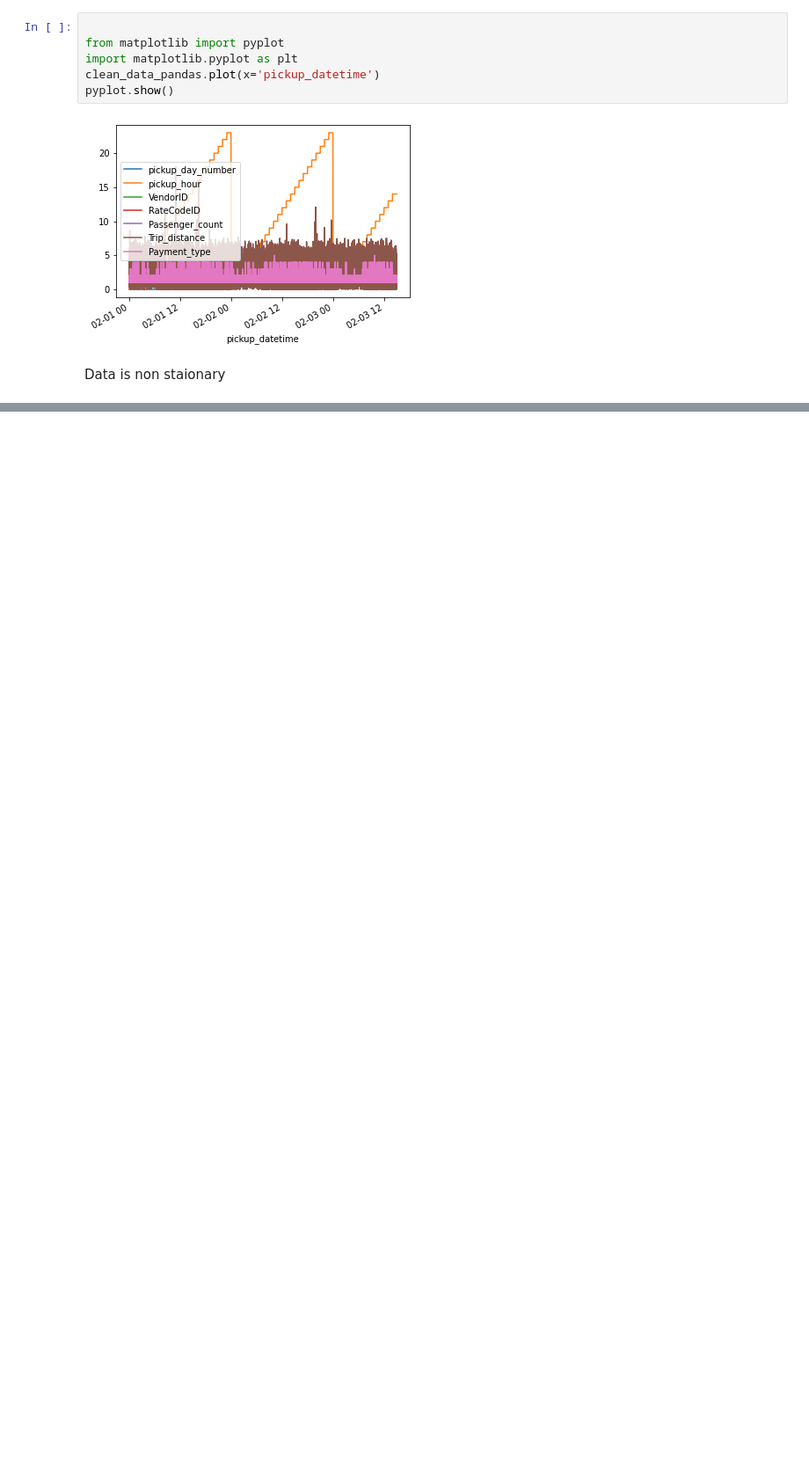
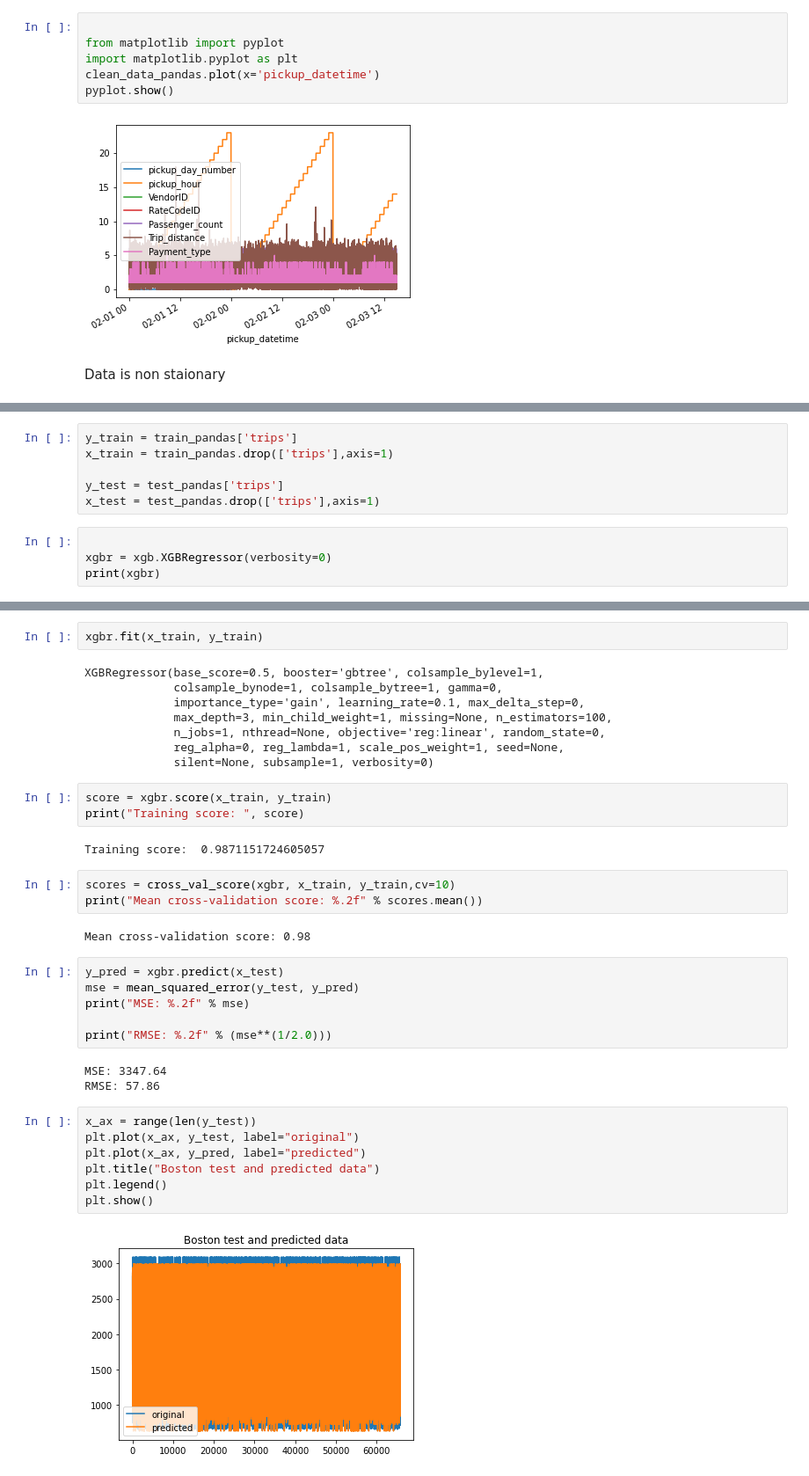
Before and after one commit to Rishabhjuneja/NYC-Taxi, a Jupyter notebook: exploartion_pyspark.ipynb, the cells around one changed output, grey strips where cells are left out. Shown at 88% size. Drawn from its saved outputs; the diff is of its cells as text; blank space fills up the shorter version.

```diff
--- a/exploartion_pyspark.ipynb
+++ b/exploartion_pyspark.ipynb
@@ -530,0 +511,10 @@ for key, value in dftest[4].items():
+# %%
+y_train = train_pandas['trips']
+x_train = train_pandas.drop(['trips'],axis=1)
+
+y_test = test_pandas['trips']
+x_test = test_pandas.drop(['trips'],axis=1)
+# %%
+
+xgbr = xgb.XGBRegressor(verbosity=0)
+print(xgbr)
@@ -530,0 +529,38 @@ for key, value in dftest[4].items():
+# %%
+xgbr.fit(x_train, y_train)
+# %% [output]
+XGBRegressor(base_score=0.5, booster='gbtree', colsample_bylevel=1,
+             colsample_bynode=1, colsample_bytree=1, gamma=0,
+             importance_type='gain', learning_rate=0.1, max_delta_step=0,
+             max_depth=3, min_child_weight=1, missing=None, n_estimators=100,
+             n_jobs=1, nthread=None, objective='reg:linear', random_state=0,
+             reg_alpha=0, reg_lambda=1, scale_pos_weight=1, seed=None,
+             silent=None, subsample=1, verbosity=0)
+# %%
+score = xgbr.score(x_train, y_train)
+print("Training score: ", score)
+# %% [output]
+Training score:  0.9871151724605057
+# %%
+scores = cross_val_score(xgbr, x_train, y_train,cv=10)
+print("Mean cross-validation score: %.2f" % scores.mean())
+# %% [output]
+Mean cross-validation score: 0.98
+# %%
+y_pred = xgbr.predict(x_test)
+mse = mean_squared_error(y_test, y_pred)
+print("MSE: %.2f" % mse)
+
+print("RMSE: %.2f" % (mse**(1/2.0)))
+# %% [output]
+MSE: 3347.64
+RMSE: 57.86
+# %%
+x_ax = range(len(y_test))
+plt.plot(x_ax, y_test, label="original")
+plt.plot(x_ax, y_pred, label="predicted")
+plt.title("Boston test and predicted data")
+plt.legend()
+plt.show()
+# %% [output]
+[figure, added]
```
Also changed, not shown: parts of 17 cells of this notebook.
